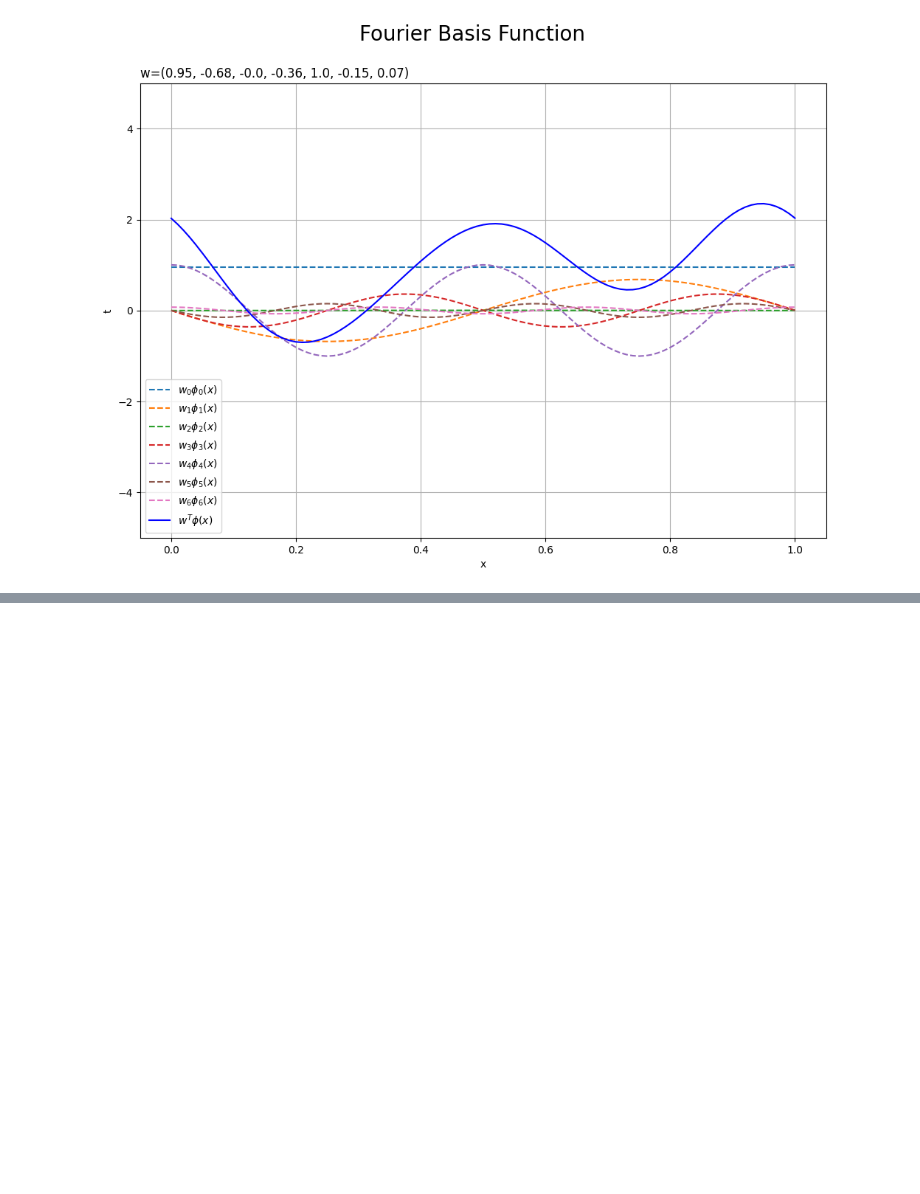
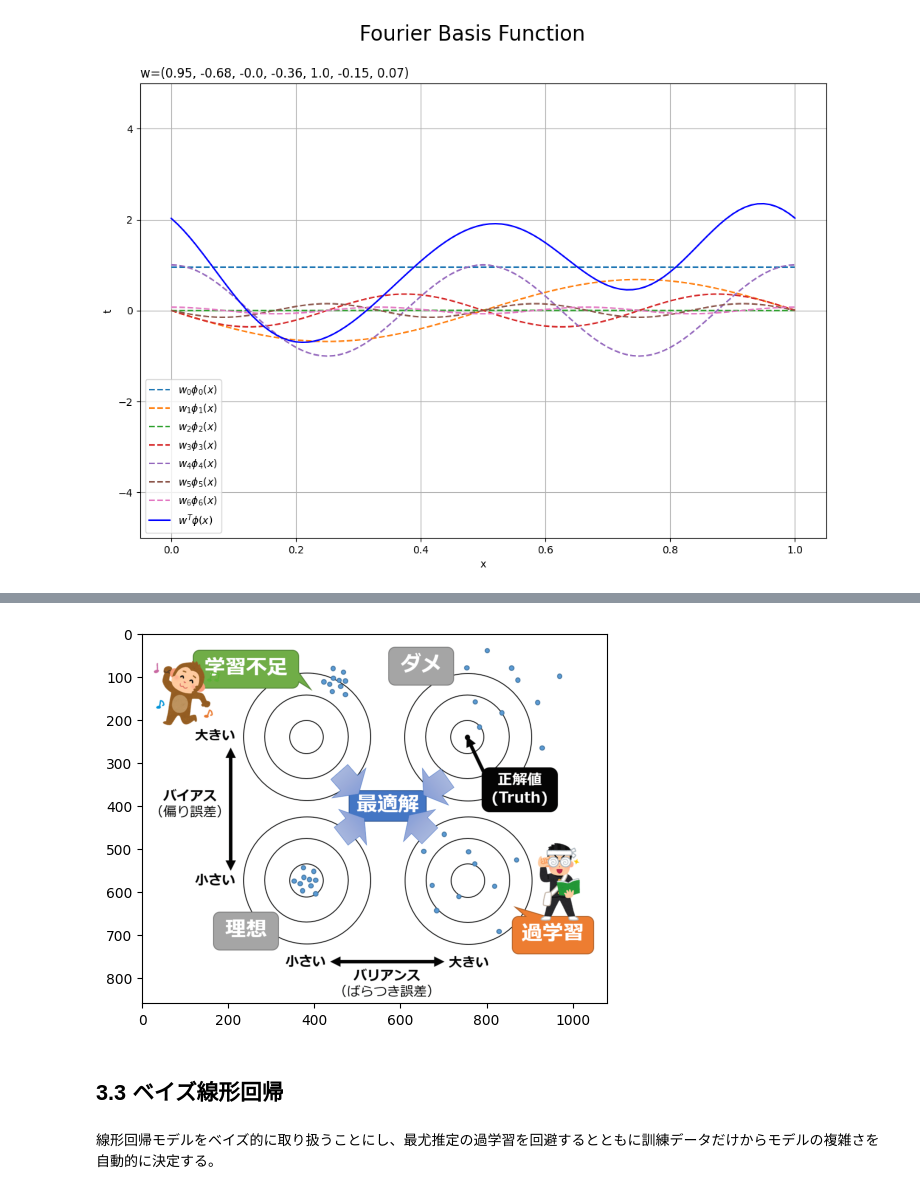
Before and after one commit to arata234/PRML, a Jupyter notebook: cp3_linear_regression_model.ipynb, the cells around one changed output, grey strips where cells are left out. Cells and saved outputs as stored; diff of their text form; code cells hidden in the pictures; blank space fills up the shorter version.

```diff
--- a/cp3_linear_regression_model.ipynb
+++ b/cp3_linear_regression_model.ipynb
@@ -580,0 +613,13 @@ plt.show()
+# %%
+# 画像ファイルを読み込む
+image = mpimg.imread('bias-variance_tradeoff.gif')
+
+# 画像を表示する
+plt.imshow(image)
+plt.show()
+# %% [output]
+[figure, added]
+# %% [markdown]
+## 3.3 ベイズ線形回帰
+# %% [markdown]
+線形回帰モデルをベイズ的に取り扱うことにし、最尤推定の過学習を回避するとともに訓練データだけからモデルの複雑さを自動的に決定する。
```
Also changed, not shown: parts of 13 cells of this notebook.
